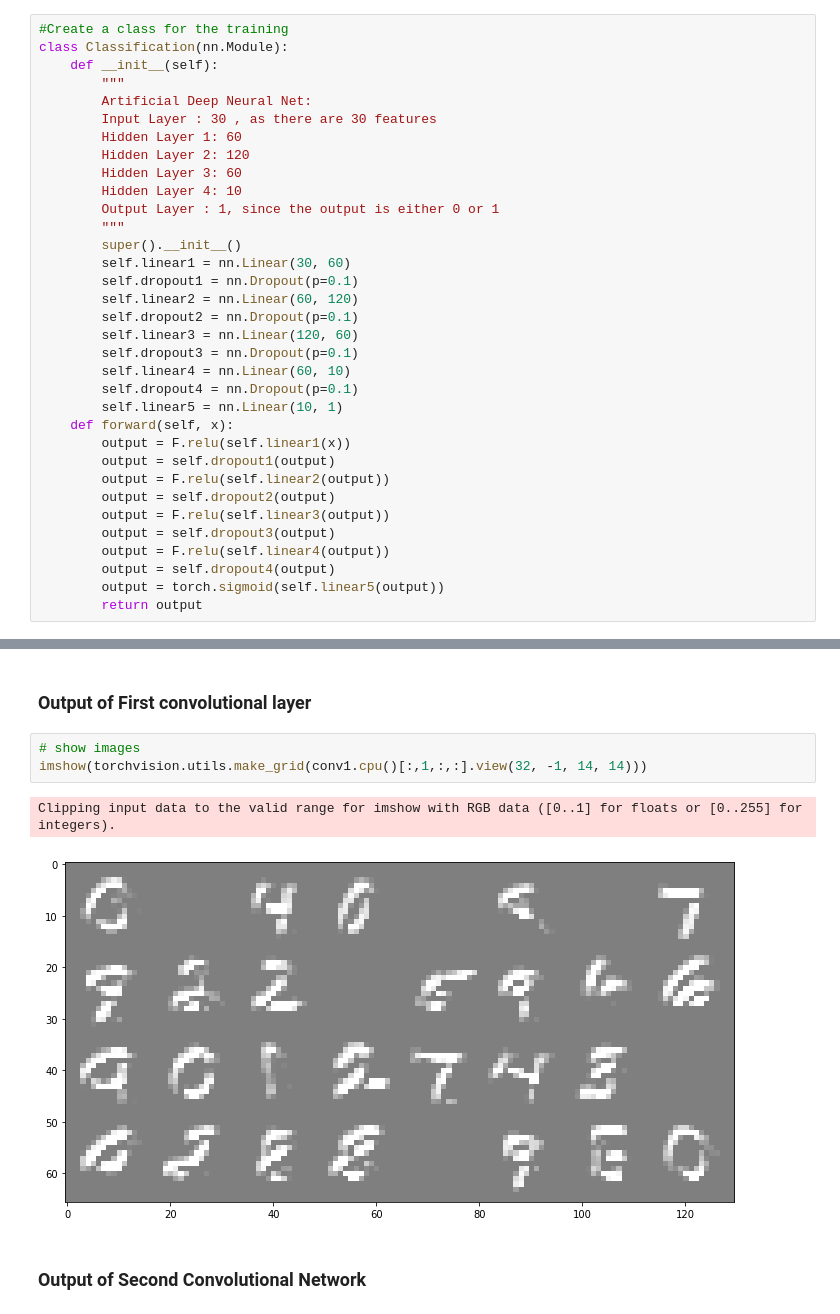
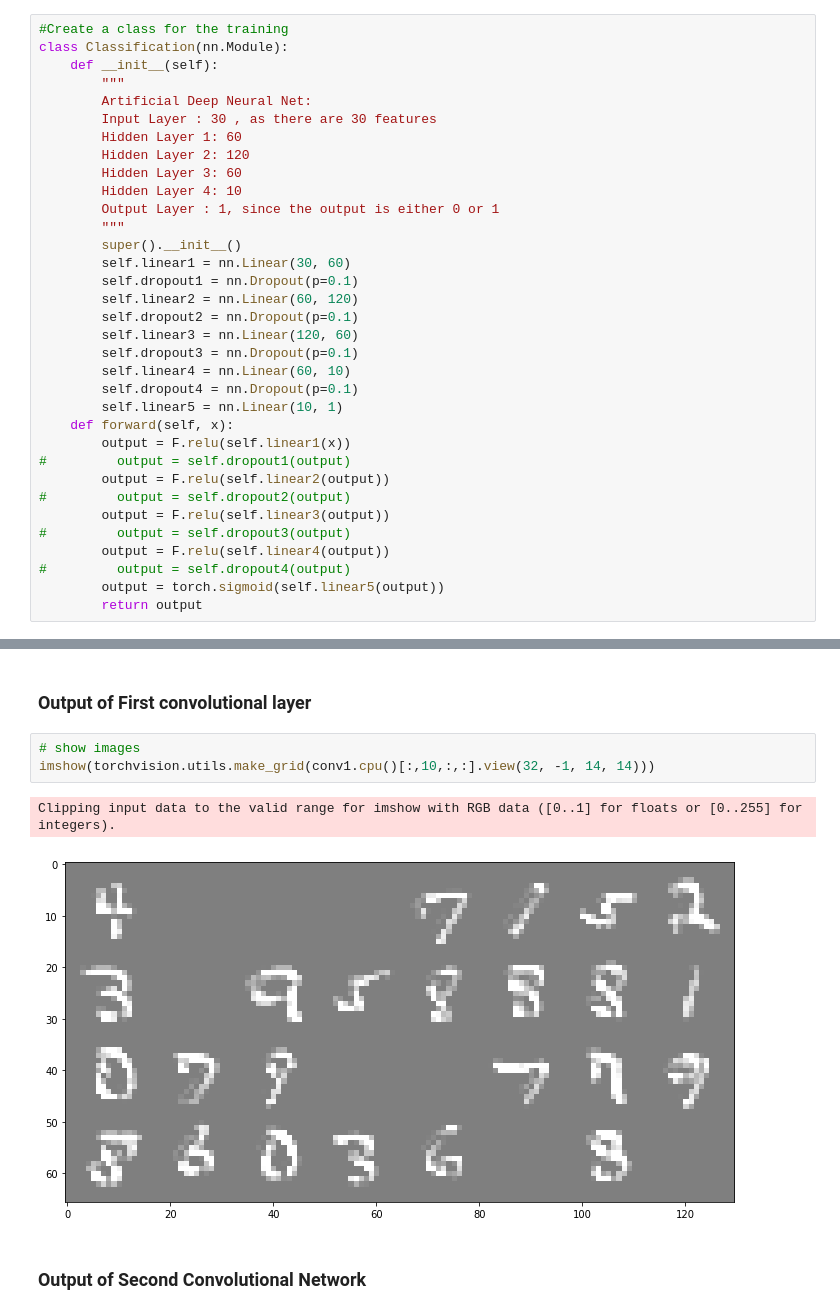
Before and after one commit to nathdip/TeachNeuralNetworks, a Jupyter notebook: Introduction to Neural Network.ipynb, the cells around one changed output, grey strips where cells are left out. Cells and saved outputs as stored; diff of their text form.

```diff
--- a/Introduction to Neural Network.ipynb
+++ b/Introduction to Neural Network.ipynb
@@ -300,13 +300,13 @@ class Classification(nn.Module):
         self.linear5 = nn.Linear(10, 1)
     def forward(self, x):
         output = F.relu(self.linear1(x))
-        output = self.dropout1(output)
+#         output = self.dropout1(output)
         output = F.relu(self.linear2(output))
-        output = self.dropout2(output)
+#         output = self.dropout2(output)
         output = F.relu(self.linear3(output))
-        output = self.dropout3(output)
+#         output = self.dropout3(output)
         output = F.relu(self.linear4(output))
-        output = self.dropout4(output)
+#         output = self.dropout4(output)
         output = torch.sigmoid(self.linear5(output))
         return output
 # %%
@@ -624,10 +605,10 @@ The labels are : [0 1 4 0 1 9 5 7 9 2 2 6 5 9 6 6 9 0 1 2 7 4 3 4 0 2 8 8 0 9 5
 ### Output of First convolutional layer
 # %%
 # show images
-imshow(torchvision.utils.make_grid(conv1.cpu()[:,1,:,:].view(32, -1, 14, 14)))
+imshow(torchvision.utils.make_grid(conv1.cpu()[:,10,:,:].view(32, -1, 14, 14)))
 # %% [output]
 Clipping input data to the valid range for imshow with RGB data ([0..1] for floats or [0..255] for integers).
-[figure, old version]
+[figure, new version]
 # %% [markdown]
 ### Output of Second Convolutional Network
 # %%
```
Also changed, not shown: parts of 10 cells of this notebook, 1 other file.
